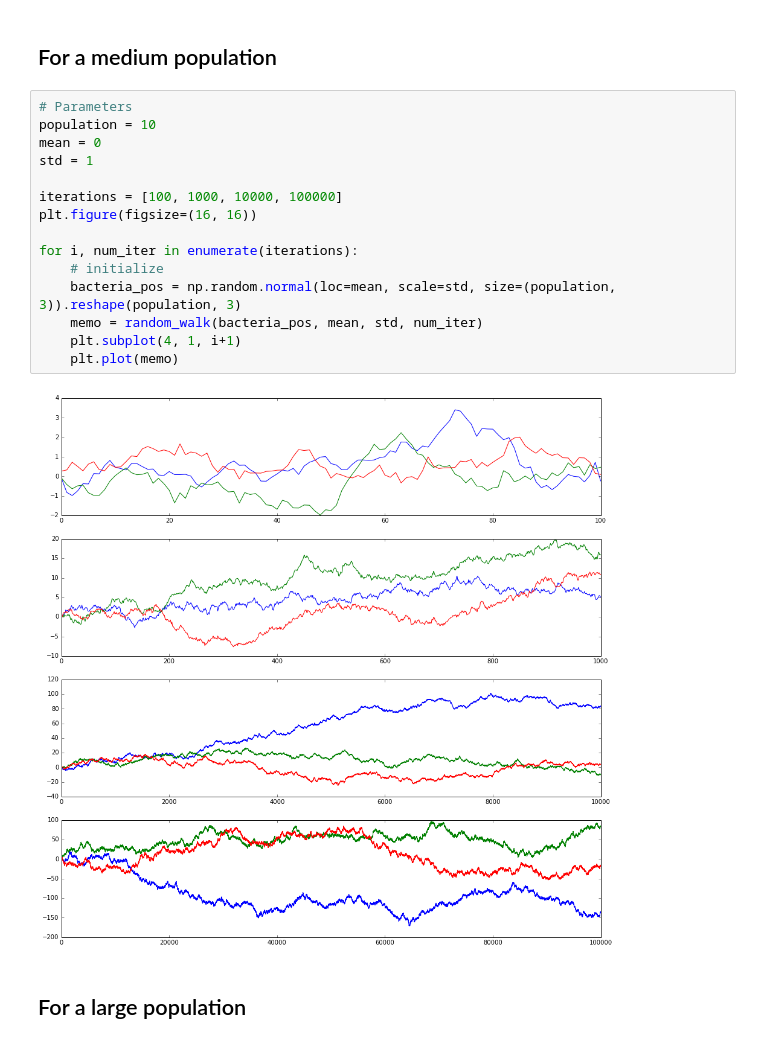
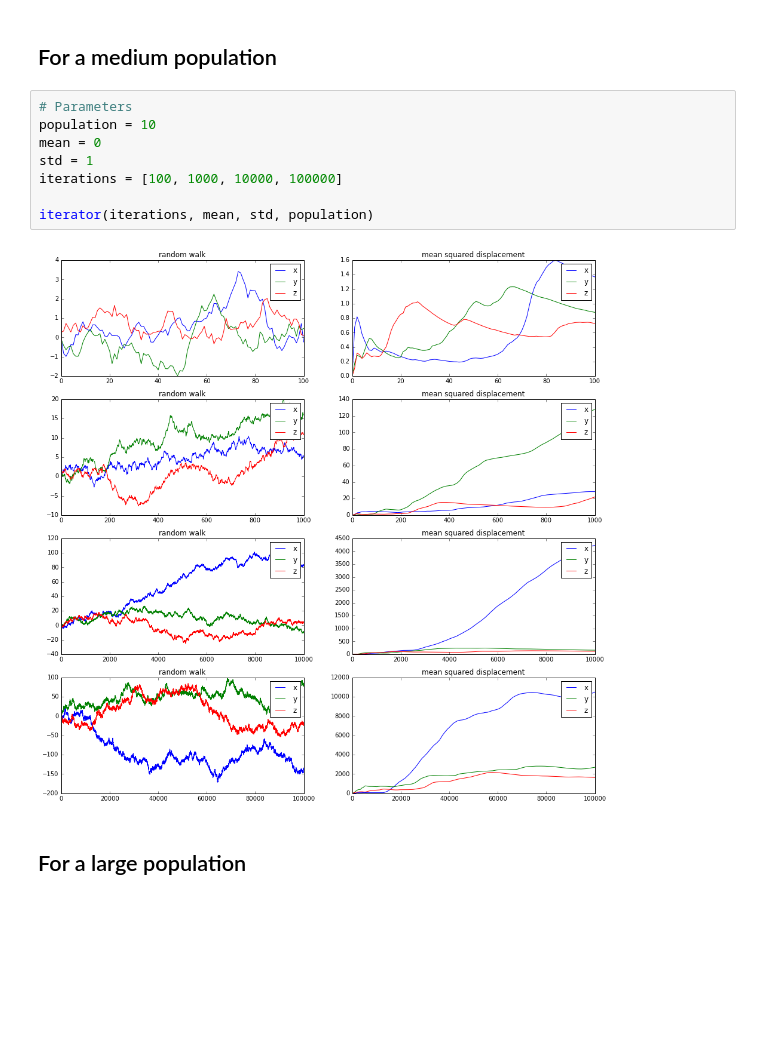
Before and after one commit to mmonkman/discrete-time-models, a Jupyter notebook: population_random_walk.ipynb, the cells around one changed output. Saved outputs shown, nothing was run; the diff lists cells and outputs as text; blank space fills up the shorter version.

```diff
--- a/population_random_walk.ipynb
+++ b/population_random_walk.ipynb
@@ -61,21 +87,14 @@ for i, num_iter in enumerate(iterations):
 # %% [markdown]
 ## For a medium population
-# %%
-# Parameters
-population = 10
-mean = 0
-std = 1
-
-iterations = [100, 1000, 10000, 100000]
-plt.figure(figsize=(16, 16))
-
-for i, num_iter in enumerate(iterations):
-    # initialize
-    bacteria_pos = np.random.normal(loc=mean, scale=std, size=(population, 3)).reshape(population, 3)
-    memo = random_walk(bacteria_pos, mean, std, num_iter)
-    plt.subplot(4, 1, i+1)
-    plt.plot(memo)
-# %% [output]
-[figure, removed]
+# %%
+# Parameters
+population = 10
+mean = 0
+std = 1
+iterations = [100, 1000, 10000, 100000]
+
+iterator(iterations, mean, std, population)
+# %% [output]
+[figure, added]
 # %% [markdown]
 ## For a large population
```
Also changed, not shown: parts of 16 cells of this notebook.
